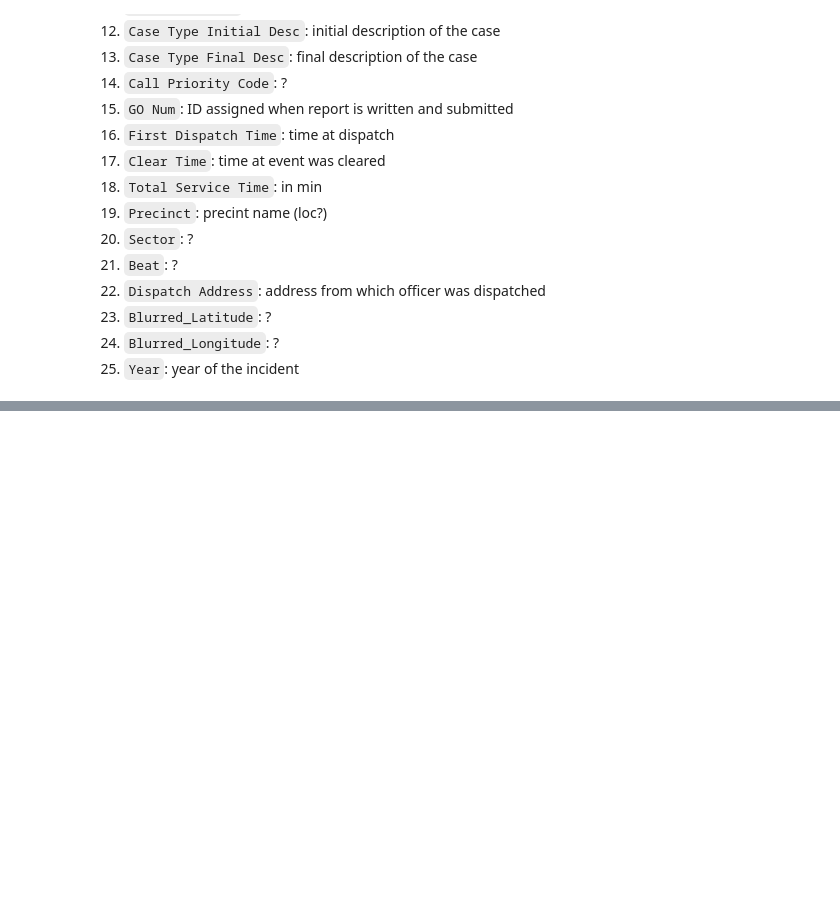
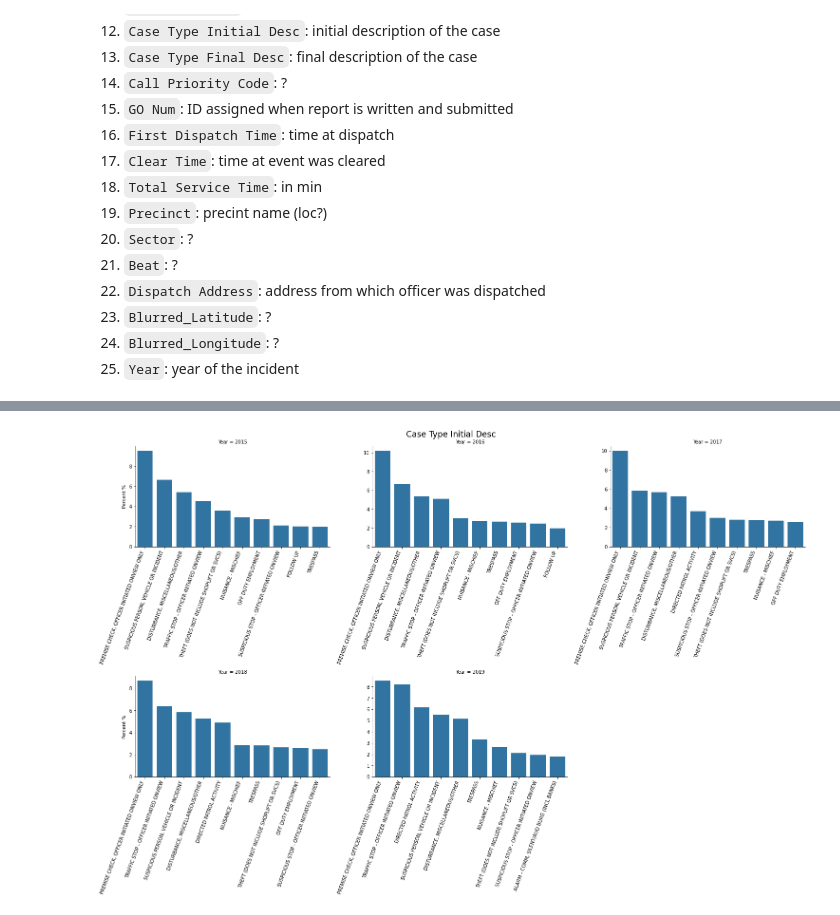
Before and after one commit to msenosain/spd-use-of-force_DS4A, a Jupyter notebook: notebooks/12_EDA_cases.ipynb, the cells around one changed output, grey strips where cells are left out. Cells and saved outputs as stored; diff of their text form; code cells hidden in the pictures; blank space fills up the shorter version.

```diff
--- a/notebooks/12_EDA_cases.ipynb
+++ b/notebooks/12_EDA_cases.ipynb
@@ -285,0 +146,7 @@ dtype: object
+# %%
+# Case type initial
+barplot_by_year(
+    df, var_colname="Case Type Initial Desc", col_wrap=3, height=7, aspect=1
+)
+# %% [output]
+[figure, added]
```
Also changed, not shown: parts of 53 cells of this notebook.
